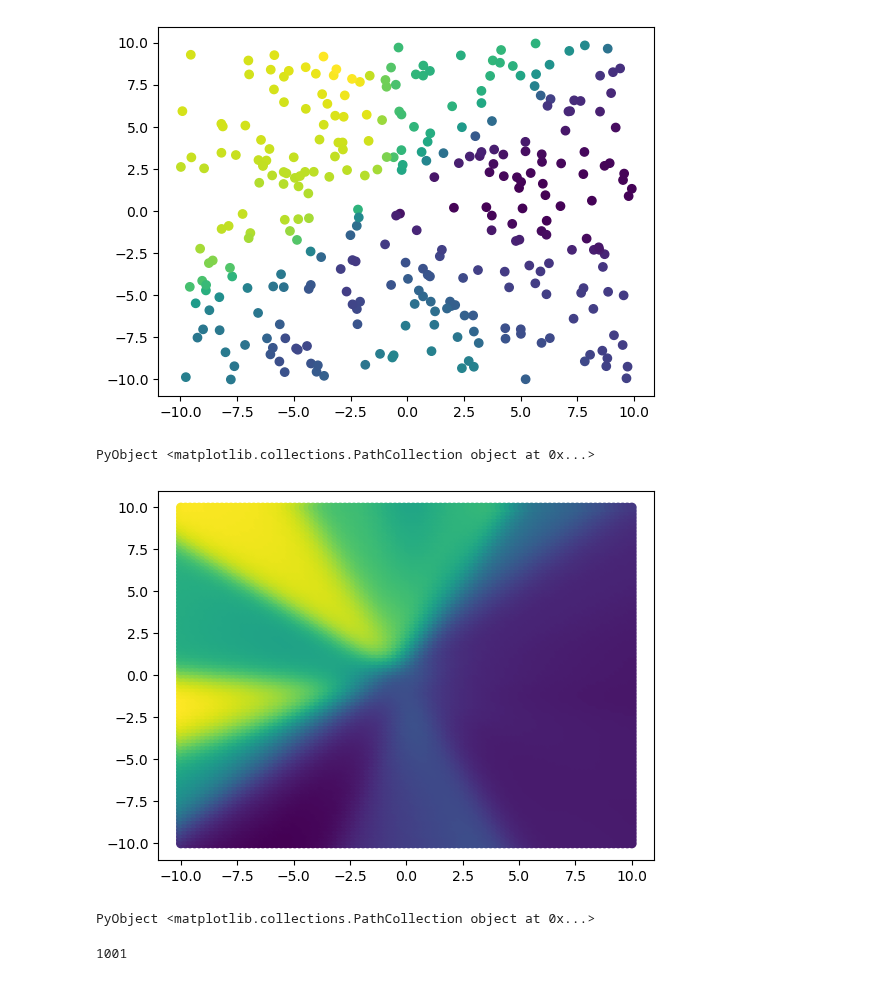
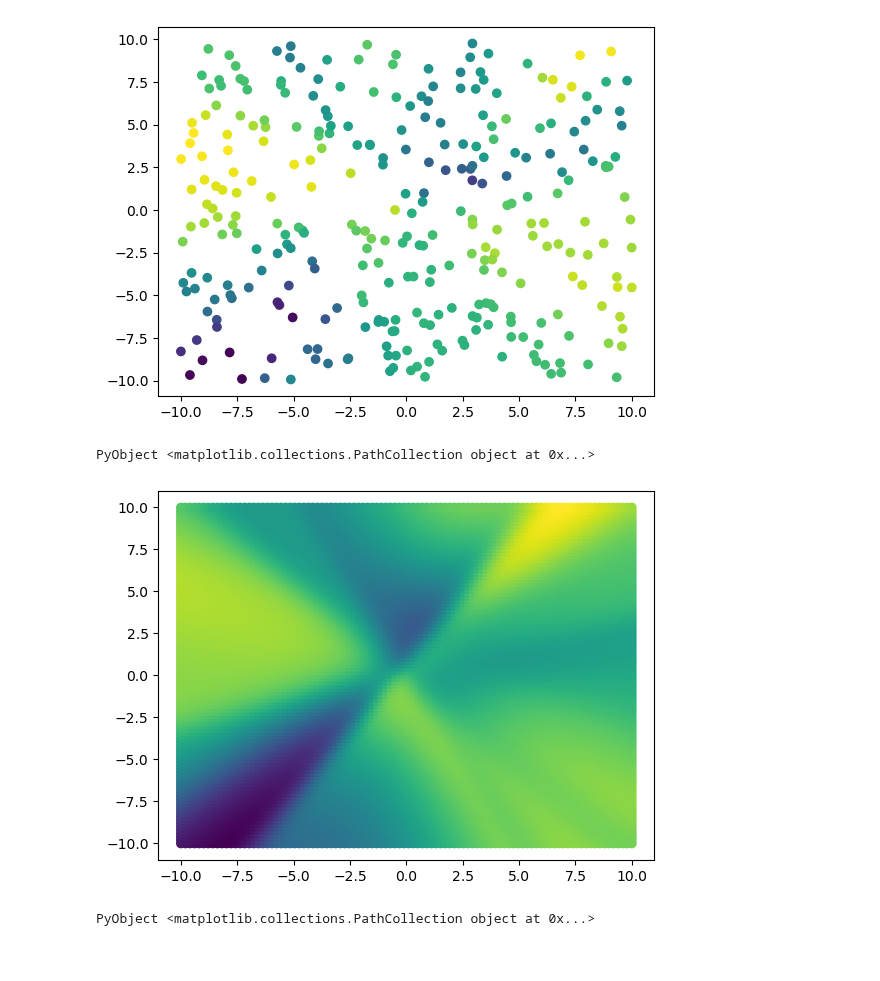
Before and after one commit to jberezow/RJMCMC, a Jupyter notebook: Thesis-RegressionSim.ipynb, the cells around one changed output. Drawn from its saved outputs; the diff is of its cells as text; code cells hidden in the pictures.

```diff
--- a/Thesis-RegressionSim.ipynb
+++ b/Thesis-RegressionSim.ipynb
@@ -27,7 +27,7 @@ d = 2
 #Layer hyperparameters
 l_range = 4 #Maximum number of layers in the network
 l_list = [Int(i) for i in 1:l_range]
-l_real = 3;
+l_real = 1;
 
 #Network hyperparameters
 k_real = 20 #Number of hidden nodes per layer
@@ -323,8 +335,8 @@ PyObject Text(24.0, 0.5, 'Log Likelihood')
 #Fixed NUTS Test
 #----------------
 Random.seed!(4)
-Δ_max = 1000
-obs[:l] = 2
+Δ_max = 100
+obs[:l] = 1
 (trace,) = generate(interpolator, (x,), obs)
 obs[:l] = 3
 (trace2,) = generate(interpolator, (x,), obs)
@@ -338,7 +350,7 @@ for i=1:obs[:l]+1 #Number of Layers
     push!(param_selection, (:b,i))
 end
 
-traces = NUTS(trace, param_selection, 0.65, 1000, 3, true);
+traces = NUTS(trace, param_selection, 0.65, 200, 1, true);
 
 #Trace 2
 obs[:l] = trace2[:l]
@@ -432,35 +444,33 @@ PyObject <matplotlib.collections.PathCollection object at 0x...>
 # %%
 plot_data(x_raw,y_real)
 # %% [output]
-[figure, old version]
+[figure, new version]
 PyObject <matplotlib.collections.PathCollection object at 0x...>
 # %%
 function tracegrid(traces, low=-bound, high=bound)
     d=2
     n=100
     r = range(low, high, length = n)
 
     iter = Iterators.product((r for _ in 1:d)...)
     grid= vec([collect(i) for i in iter])
     grid_raw = reduce(hcat, getindex.(grid,i) for i in eachindex(grid[1]))
     grid2 = transpose(grid_raw)
 
     z = zeros(length(grid2[1,:]))
 
     #Sample Networks
-    for i = 990:1000
+    for i = 60:100
         trace = traces[i]
         test = Flux.σ.(transpose(G(grid2,trace))[:,1])
         z += test
     end
     plot_data(grid_raw, z)
 end
 
 tracegrid(traces)
 # %% [output]
-[figure, old version]
+[figure, new version]
 PyObject <matplotlib.collections.PathCollection object at 0x...>
 # %%
 length(traces)
-# %% [output]
-1001
```
Also changed, not shown: parts of 9 cells of this notebook, 13 other files.
